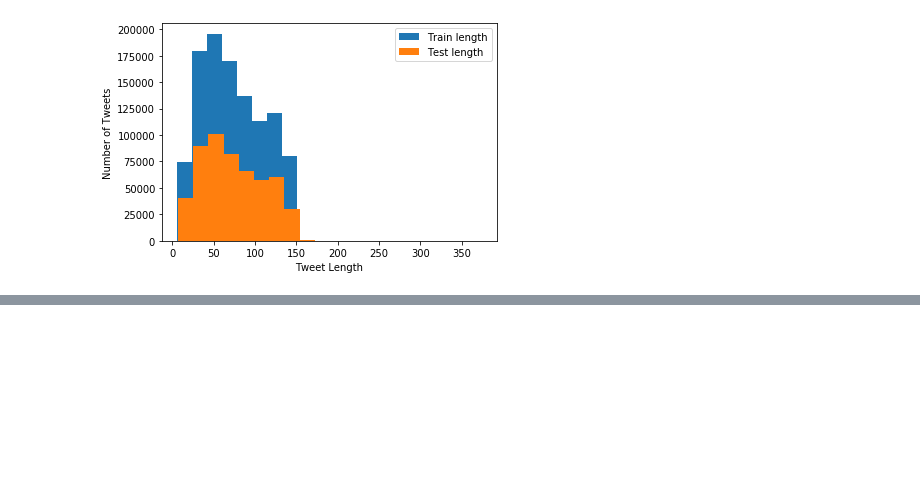
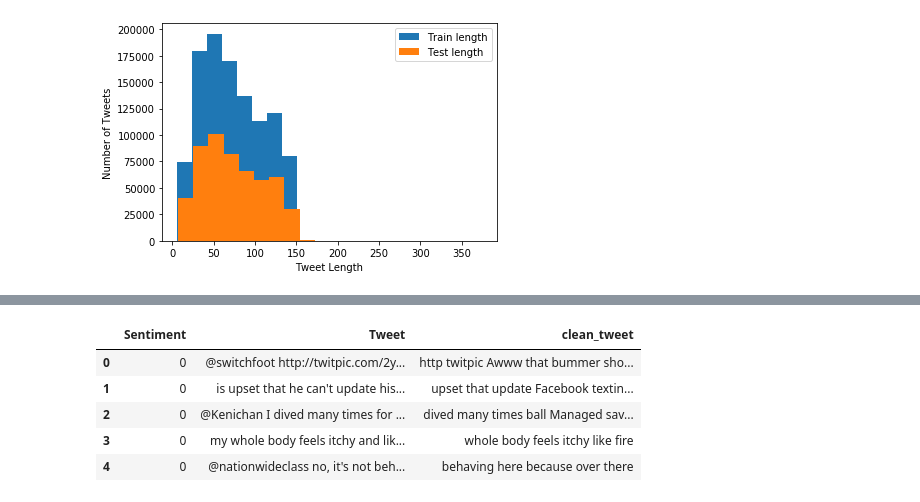
Before and after one commit to vamshigujjari/SentimentAnalysis, a Jupyter notebook: SentimentAnalysis-1.ipynb, the cells around one changed output, grey strips where cells are left out. Saved outputs shown, nothing was run; the diff lists cells and outputs as text; code cells hidden in the pictures; blank space fills up the shorter version.

```diff
--- a/SentimentAnalysis-1.ipynb
+++ b/SentimentAnalysis-1.ipynb
@@ -79,2 +81,3 @@ def remove_pattern(input_txt, pattern):
 # %%
-train["clean_tweet"] = np.vectorize(remove_pattern)(train["Tweet"], "@[\w]*")
+%%time
+df["clean_tweet"] = np.vectorize(remove_pattern)(df["Tweet"], "@[\w]*")
@@ -87,5 +89,4 @@ Wall time: 20.3 s
 # %%
 %%time
-train["clean_tweet"] = train["clean_tweet"].str.replace("[^a-zA-Z#]", " ")
-test["clean_tweet"] = test["clean_tweet"].str.replace("[^a-zA-Z#]", " ")
+df["clean_tweet"] = df["clean_tweet"].str.replace("[^a-zA-Z#]", " ")
 # %% [output]
@@ -103,0 +120,9 @@ test_tokenized = test["clean_tweet"].apply(lambda x: x.split())
+# %%
+df.head()
+# %% [output]
+|  | Sentiment | Tweet | clean_tweet |
+| 0 | 0 | @switchfoot http://twitpic.com/2y... | http twitpic Awww that bummer sho... |
+| 1 | 0 | is upset that he can't update his... | upset that update Facebook textin... |
+| 2 | 0 | @Kenichan I dived many times for ... | dived many times ball Managed sav... |
+| 3 | 0 | my whole body feels itchy and lik... | whole body feels itchy like fire |
+| 4 | 0 | @nationwideclass no, it's not beh... | behaving here because over there |
```
Also changed, not shown: parts of 27 cells of this notebook.
